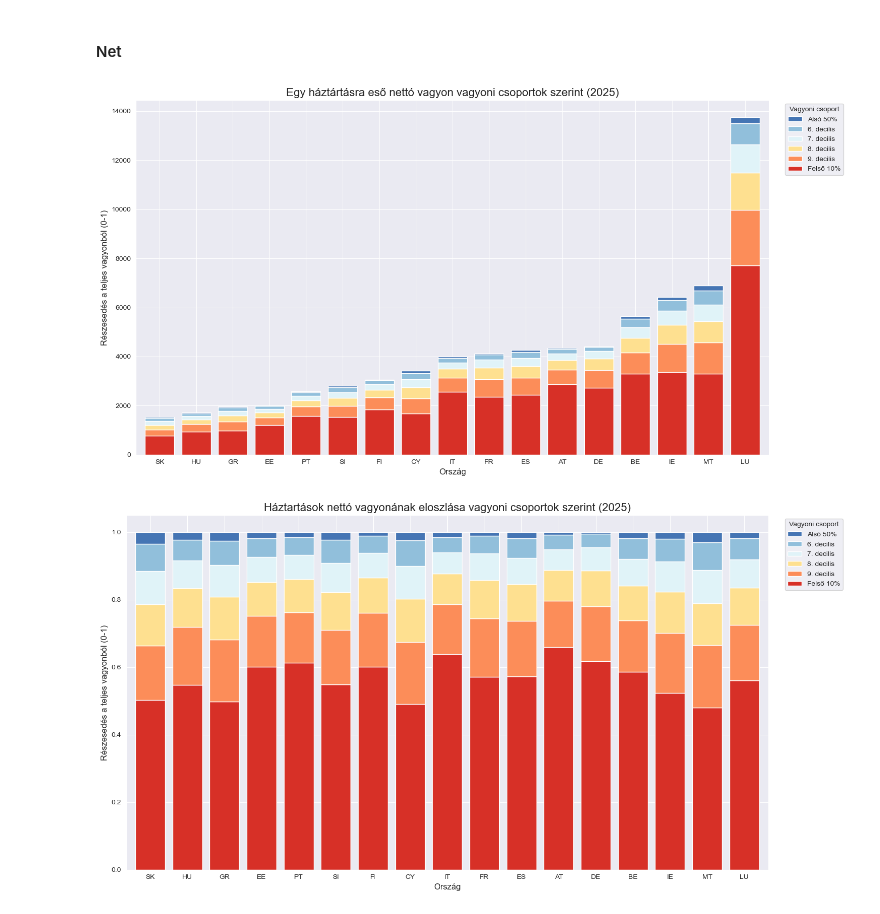
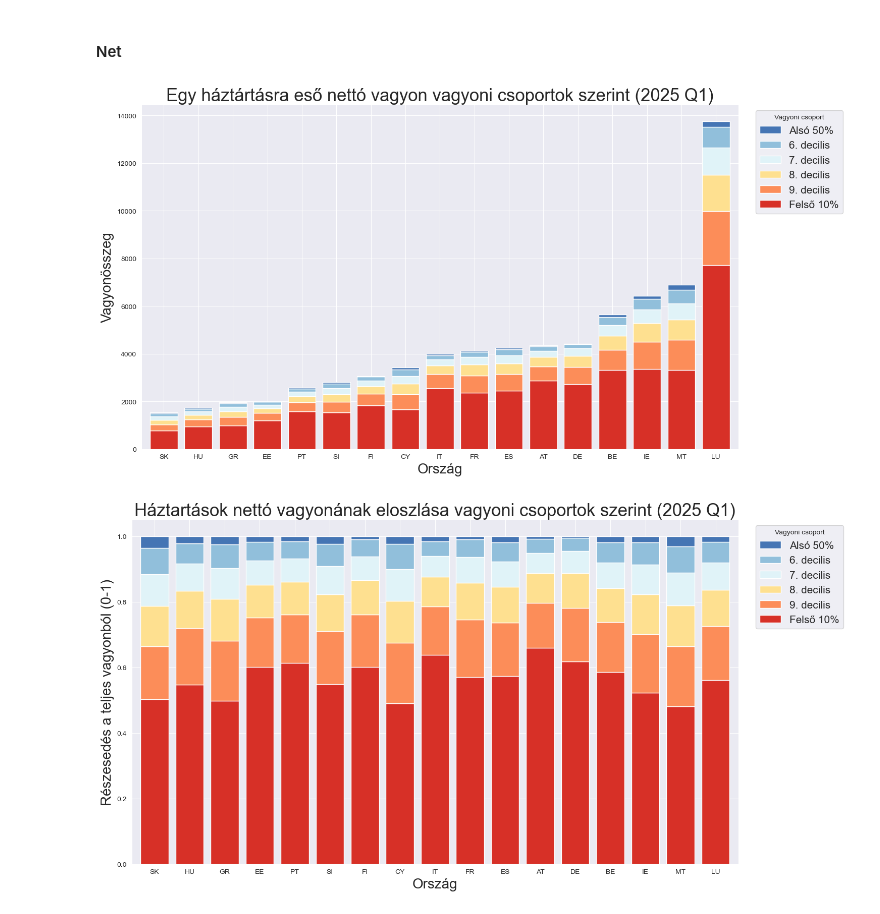
Before and after one commit to gmat17/KORMI1_beszamolo, a Jupyter notebook: 02_analysis.ipynb, the cells around one changed output. Cells and saved outputs as stored; diff of their text form; code cells hidden in the pictures.

```diff
--- a/02_analysis.ipynb
+++ b/02_analysis.ipynb
@@ -256,27 +278,27 @@ accounts_pivot = accounts_pivot.iloc[accounts_pivot.sum(axis=1).argsort()]
 colors = ['#d73027', '#fc8d59', '#fee090', '#e0f3f8', '#91bfdb', '#4575b4']
 ax = accounts_pivot.plot(kind='bar', stacked=True, figsize=(15, 8), color=colors, width=0.8)
 handles, _ = ax.get_legend_handles_labels()
-plt.title("Egy háztártásra eső nettó vagyon vagyoni csoportok szerint (2025)", fontsize=16)
-plt.ylabel("Részesedés a teljes vagyonból (0-1)", fontsize=12)
-plt.xlabel("Ország", fontsize=12)
-plt.legend(handles=handles[::-1], title="Vagyoni csoport", bbox_to_anchor=(1.02, 1), loc='upper left', labels=['Alsó 50%', '6. decilis', '7. decilis', '8. decilis', '9. decilis', 'Felső 10%'])
+plt.title("Egy háztártásra eső nettó vagyon vagyoni csoportok szerint (2025 Q1)", fontsize=25)
+plt.ylabel("Vagyonösszeg", fontsize=20)
+plt.xlabel("Ország", fontsize=20)
+plt.legend(handles=handles[::-1], title="Vagyoni csoport", bbox_to_anchor=(1.02, 1), loc='upper left', labels=['Alsó 50%', '6. decilis', '7. decilis', '8. decilis', '9. decilis', 'Felső 10%'], fontsize=15)
 plt.xticks(rotation=0)
 plt.tight_layout()
 plt.show()
 # %% [output]
-[figure, old version]
+[figure, new version]
 # %%
 accounts_pivot_percent = accounts_pivot.div(accounts_pivot.sum(axis=1), axis=0)
 # %%
 colors = ['#d73027', '#fc8d59', '#fee090', '#e0f3f8', '#91bfdb', '#4575b4']
 ax = accounts_pivot_percent.plot(kind='bar', stacked=True, figsize=(15, 8), color=colors, width=0.8)
 handles, _ = ax.get_legend_handles_labels()
-plt.title("Háztartások nettó vagyonának eloszlása vagyoni csoportok szerint (2025)", fontsize=16)
-plt.ylabel("Részesedés a teljes vagyonból (0-1)", fontsize=12)
-plt.xlabel("Ország", fontsize=12)
-plt.legend(handles=handles[::-1], title="Vagyoni csoport", bbox_to_anchor=(1.02, 1), loc='upper left', labels=['Alsó 50%', '6. decilis', '7. decilis', '8. decilis', '9. decilis', 'Felső 10%'])
+plt.title("Háztartások nettó vagyonának eloszlása vagyoni csoportok szerint (2025 Q1)", fontsize=25)
+plt.ylabel("Részesedés a teljes vagyonból (0-1)", fontsize=20)
+plt.xlabel("Ország", fontsize=20)
+plt.legend(handles=handles[::-1], title="Vagyoni csoport", bbox_to_anchor=(1.02, 1), loc='upper left', labels=['Alsó 50%', '6. decilis', '7. decilis', '8. decilis', '9. decilis', 'Felső 10%'], fontsize=15)
 plt.xticks(rotation=0)
 plt.tight_layout()
 plt.show()
 # %% [output]
-[figure, old version]
+[figure, new version]
```
Also changed, not shown: parts of 38 cells of this notebook.
